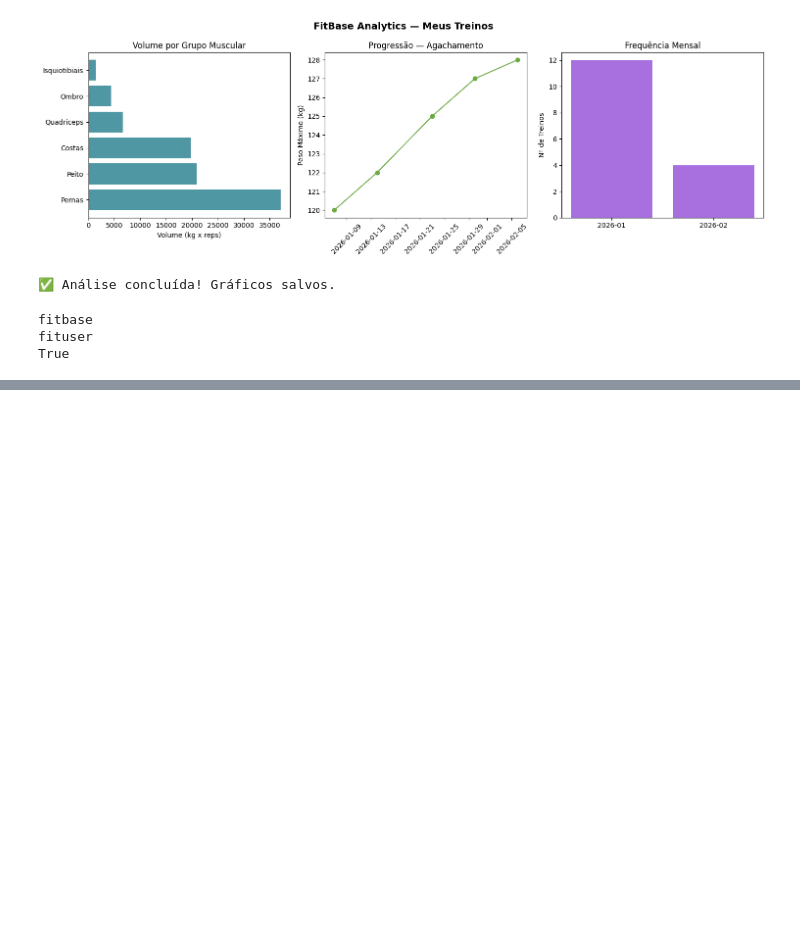
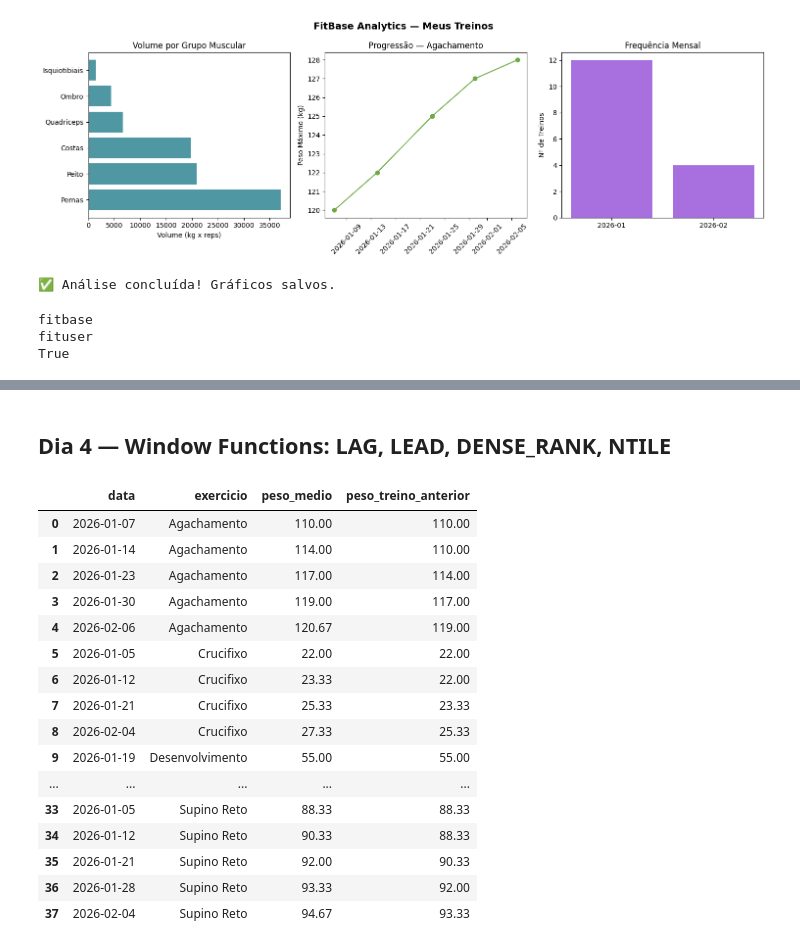
Before and after one commit to matheusramos20/fitbase-analise, a Jupyter notebook: 04_analise.ipynb, the cells around one changed output, grey strips where cells are left out. Cells and saved outputs as stored; diff of their text form; code cells hidden in the pictures; blank space fills up the shorter version.

```diff
--- a/04_analise.ipynb
+++ b/04_analise.ipynb
@@ -174,0 +391,40 @@ True
+# %% [markdown]
+## Dia 4 — Window Functions: LAG, LEAD, DENSE_RANK, NTILE
+# %%
+# LAG + COALESCE — evolução de carga por exercício
+q = """
+SELECT
+  t.data,
+  e.nome AS exercicio,
+  ROUND(AVG(s.peso_kg)::NUMERIC, 2) AS peso_medio,
+  COALESCE(
+    LAG(ROUND(AVG(s.peso_kg)::NUMERIC, 2)) OVER (
+      PARTITION BY e.nome ORDER BY t.data
+    ),
+    ROUND(AVG(s.peso_kg)::NUMERIC, 2)
+  ) AS peso_treino_anterior
+FROM series s
+JOIN exercicios e ON s.exercicio_id = e.id
+JOIN treinos   t ON s.treino_id    = t.id
+GROUP BY t.data, e.nome
+ORDER BY e.nome, t.data
+"""
+pd.read_sql(q, engine)
+# %% [output]
+|  | data | exercicio | peso_medio | peso_treino_anterior |
+| 0 | 2026-01-07 | Agachamento | 110.00 | 110.00 |
+| 1 | 2026-01-14 | Agachamento | 114.00 | 110.00 |
+| 2 | 2026-01-23 | Agachamento | 117.00 | 114.00 |
+| 3 | 2026-01-30 | Agachamento | 119.00 | 117.00 |
+| 4 | 2026-02-06 | Agachamento | 120.67 | 119.00 |
+| 5 | 2026-01-05 | Crucifixo | 22.00 | 22.00 |
+| 6 | 2026-01-12 | Crucifixo | 23.33 | 22.00 |
+| 7 | 2026-01-21 | Crucifixo | 25.33 | 23.33 |
+| 8 | 2026-02-04 | Crucifixo | 27.33 | 25.33 |
+| 9 | 2026-01-19 | Desenvolvimento | 55.00 | 55.00 |
+| ... | ... | ... | ... | ... |
+| 33 | 2026-01-05 | Supino Reto | 88.33 | 88.33 |
+| 34 | 2026-01-12 | Supino Reto | 90.33 | 88.33 |
+| 35 | 2026-01-21 | Supino Reto | 92.00 | 90.33 |
+| 36 | 2026-01-28 | Supino Reto | 93.33 | 92.00 |
+| 37 | 2026-02-04 | Supino Reto | 94.67 | 93.33 |
```
Also changed, not shown: parts of 21 cells of this notebook.
